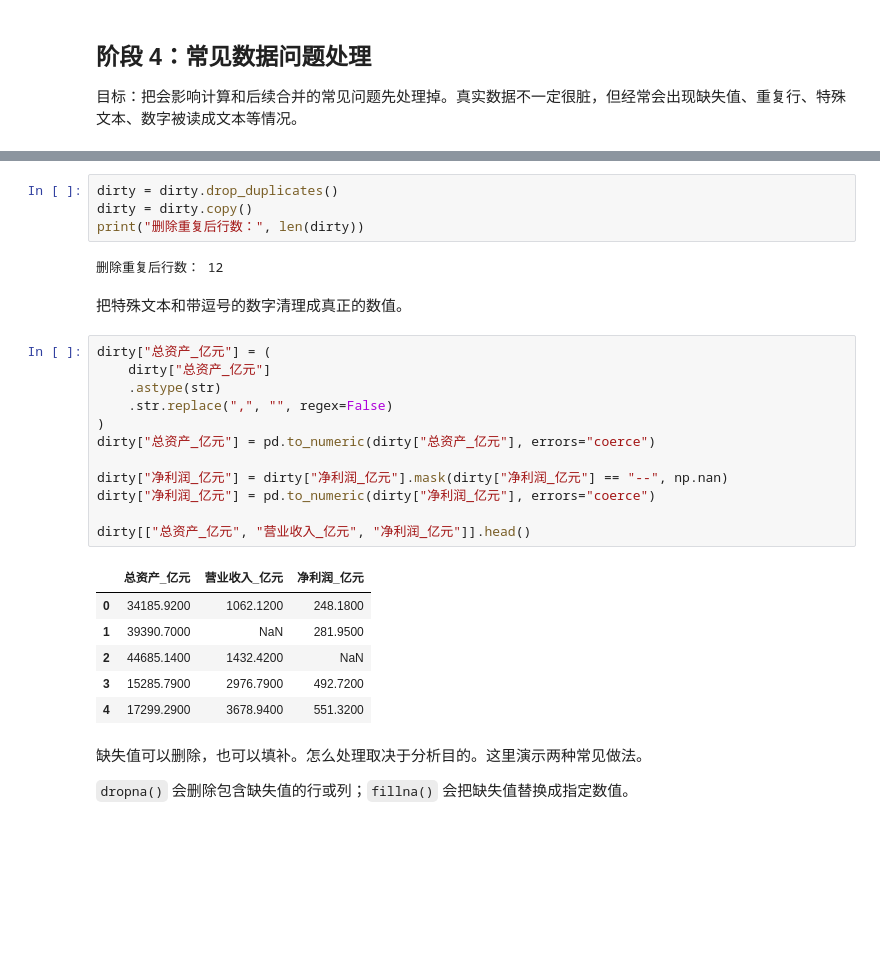
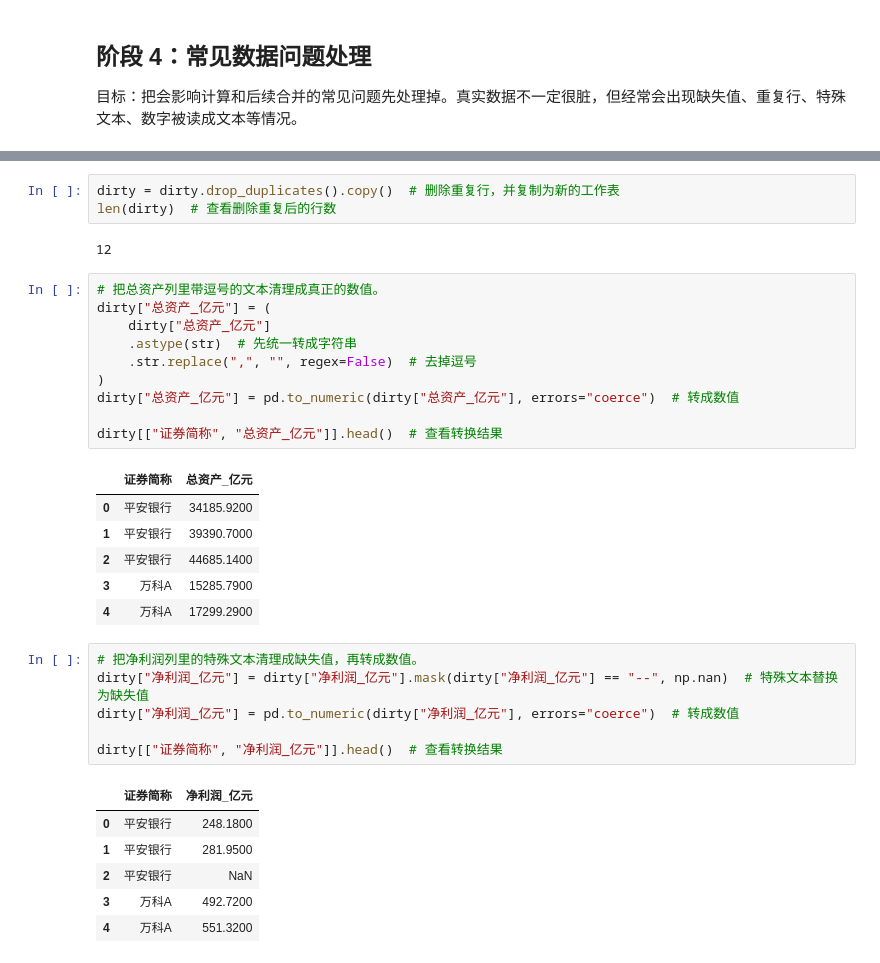
Before and after one commit to itsaquestion/py4ss_v4, a Jupyter notebook: 新章节编辑/pandas/pandas_finance_to_analysis.ipynb, the cells around one changed output, grey strips where cells are left out. Cells and saved outputs as stored; diff of their text form; blank space fills up the shorter version.

```diff
--- a/新章节编辑/pandas/pandas_finance_to_analysis.ipynb
+++ b/新章节编辑/pandas/pandas_finance_to_analysis.ipynb
@@ -621,31 +610,35 @@ dtype: int64
+# %%
+dirty = dirty.drop_duplicates().copy()  # 删除重复行，并复制为新的工作表
+len(dirty)  # 查看删除重复后的行数
+# %% [output]
+12
 # %%
-dirty = dirty.drop_duplicates()
-dirty = dirty.copy()
-print("删除重复后行数：", len(dirty))
+# 把总资产列里带逗号的文本清理成真正的数值。
+dirty["总资产_亿元"] = (
+    dirty["总资产_亿元"]
+    .astype(str)  # 先统一转成字符串
+    .str.replace(",", "", regex=False)  # 去掉逗号
+)
+dirty["总资产_亿元"] = pd.to_numeric(dirty["总资产_亿元"], errors="coerce")  # 转成数值
+
+dirty[["证券简称", "总资产_亿元"]].head()  # 查看转换结果
 # %% [output]
-删除重复后行数： 12
+|  | 证券简称 | 总资产_亿元 |
+| 0 | 平安银行 | 34185.9200 |
+| 1 | 平安银行 | 39390.7000 |
+| 2 | 平安银行 | 44685.1400 |
+| 3 | 万科A | 15285.7900 |
+| 4 | 万科A | 17299.2900 |
-# %% [markdown]
-把特殊文本和带逗号的数字清理成真正的数值。
-# %%
-dirty["总资产_亿元"] = (
-    dirty["总资产_亿元"]
-    .astype(str)
-    .str.replace(",", "", regex=False)
-)
-dirty["总资产_亿元"] = pd.to_numeric(dirty["总资产_亿元"], errors="coerce")
-
-dirty["净利润_亿元"] = dirty["净利润_亿元"].mask(dirty["净利润_亿元"] == "--", np.nan)
-dirty["净利润_亿元"] = pd.to_numeric(dirty["净利润_亿元"], errors="coerce")
-
-dirty[["总资产_亿元", "营业收入_亿元", "净利润_亿元"]].head()
-# %% [output]
-|  | 总资产_亿元 | 营业收入_亿元 | 净利润_亿元 |
-| 0 | 34185.9200 | 1062.1200 | 248.1800 |
-| 1 | 39390.7000 | NaN | 281.9500 |
-| 2 | 44685.1400 | 1432.4200 | NaN |
-| 3 | 15285.7900 | 2976.7900 | 492.7200 |
-| 4 | 17299.2900 | 3678.9400 | 551.3200 |
-# %% [markdown]
-缺失值可以删除，也可以填补。怎么处理取决于分析目的。这里演示两种常见做法。
-
-`dropna()` 会删除包含缺失值的行或列；`fillna()` 会把缺失值替换成指定数值。
+# %%
+# 把净利润列里的特殊文本清理成缺失值，再转成数值。
+dirty["净利润_亿元"] = dirty["净利润_亿元"].mask(dirty["净利润_亿元"] == "--", np.nan)  # 特殊文本替换为缺失值
+dirty["净利润_亿元"] = pd.to_numeric(dirty["净利润_亿元"], errors="coerce")  # 转成数值
+
+dirty[["证券简称", "净利润_亿元"]].head()  # 查看转换结果
+# %% [output]
+|  | 证券简称 | 净利润_亿元 |
+| 0 | 平安银行 | 248.1800 |
+| 1 | 平安银行 | 281.9500 |
+| 2 | 平安银行 | NaN |
+| 3 | 万科A | 492.7200 |
+| 4 | 万科A | 551.3200 |
```
Also changed, not shown: parts of 146 cells of this notebook, 4 other files.
